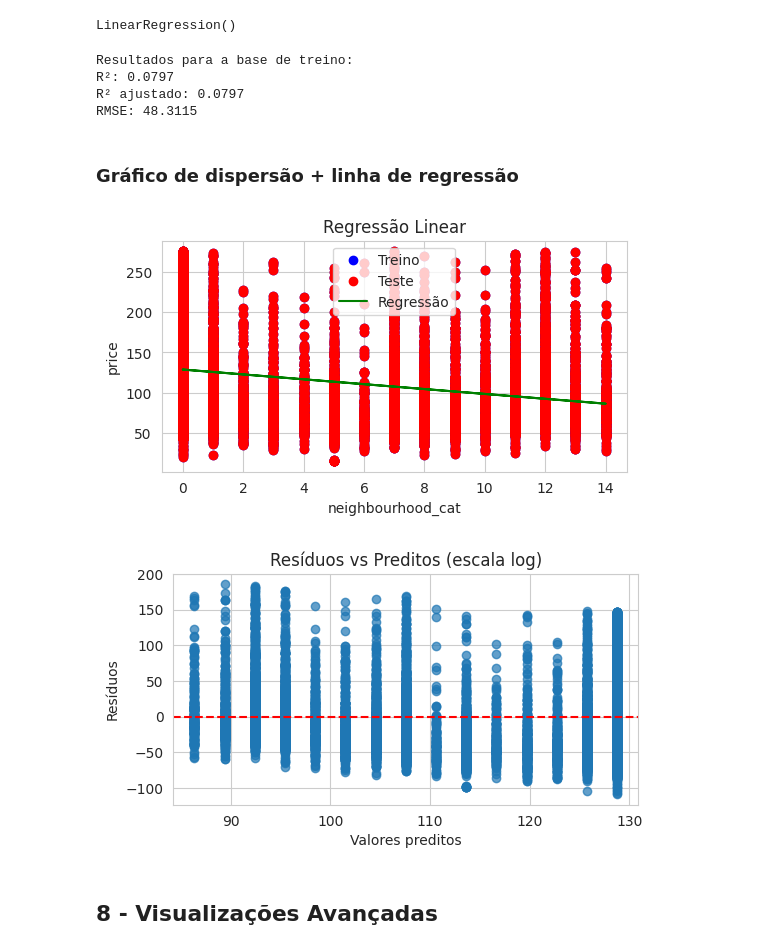
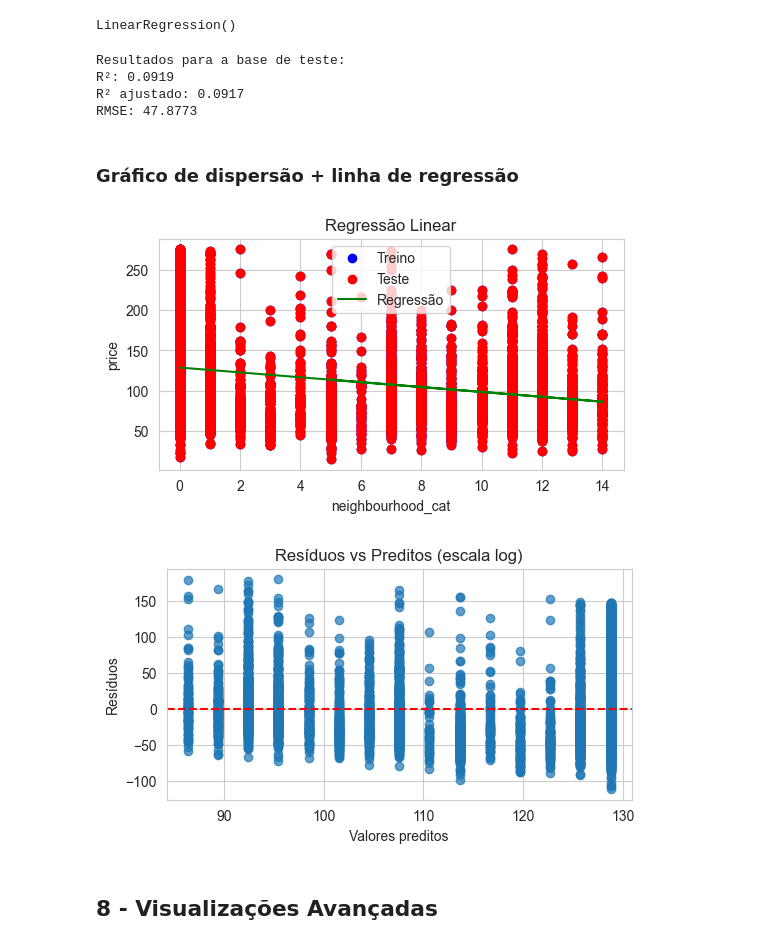
Before and after one commit to 242028904/CEE2, a Jupyter notebook: trabalho_final_aprt2.ipynb, the cells around one changed output. Drawn from its saved outputs; the diff is of its cells as text; code cells hidden in the pictures.

```diff
--- a/trabalho_final_aprt2.ipynb
+++ b/trabalho_final_aprt2.ipynb
@@ -671,56 +651,56 @@ modelo_1.fit(X_train, y_train)
 LinearRegression()
 # %%
 # predição do modelo
-y_pred_train = modelo_1.predict(X_train[['neighbourhood_cat']])
+y_pred_test = modelo_1.predict(X_test[['neighbourhood_cat']])
 
 # R² do modelo
-r2 = r2_score(y_train, y_pred_train)
+r2 = r2_score(y_test, y_pred_test)
 
 # R^2 ajustado
-n = X_train.shape[0]
+n = X_test.shape[0]
 p =1
 r2_adj = 1 - (1 - r2) * (n - 1) / (n - p - 1)
 
 # Erro Médio Quadrático
-mse = mean_squared_error(y_train, y_pred_train)
+mse = mean_squared_error(y_test, y_pred_test)
 rmse = np.sqrt(mse)
 
 
-print('Resultados para a base de treino:')
+print('Resultados para a base de teste:')
 print(f'R²: {r2:.4f}')
 print(f'R² ajustado: {r2_adj:.4f}')
 print(f'RMSE: {rmse:.4f}')
 # %% [output]
-Resultados para a base de treino:
-R²: 0.0797
-R² ajustado: 0.0797
-RMSE: 48.3115
+Resultados para a base de teste:
+R²: 0.0919
+R² ajustado: 0.0917
+RMSE: 47.8773
 # %% [markdown]
 ### Gráfico de dispersão + linha de regressão
 # %%
 plt.figure(figsize=(6,3))
-plt.scatter(X_train['neighbourhood_cat'], y_train['price'], color='blue', label='Treino')
-plt.scatter(X_train['neighbourhood_cat'], y_train['price'], color='red', label='Teste')
-plt.plot(X_train['neighbourhood_cat'], modelo_1.predict(X_train), color='green', label='Regressão')
+plt.scatter(X_test['neighbourhood_cat'], y_test['price'], color='blue', label='Treino')
+plt.scatter(X_test['neighbourhood_cat'], y_test['price'], color='red', label='Teste')
+plt.plot(X_test['neighbourhood_cat'], modelo_1.predict(X_test), color='green', label='Regressão')
 plt.legend()
 plt.xlabel('neighbourhood_cat')
 plt.ylabel('price')
 plt.title('Regressão Linear')
 plt.show()
 # %% [output]
-[figure, old version]
+[figure, new version]
 # %%
-residuos = y_train - y_pred_train
+residuos = y_test - y_pred_test
 
 plt.figure(figsize=(6, 3))
-plt.scatter(y_pred_train, residuos, alpha=0.7)
+plt.scatter(y_pred_test, residuos, alpha=0.7)
 plt.axhline(y=0, color='red', linestyle='--')
 plt.xlabel('Valores preditos')
 plt.ylabel('Resíduos')
 plt.title('Resíduos vs Preditos (escala log)')
 plt.show()
 # %% [output]
-[figure, old version]
+[figure, new version]
 # %% [markdown]
 ## 8 - Visualizações Avançadas
 # %% [markdown]
```
Also changed, not shown: parts of 28 cells of this notebook.
